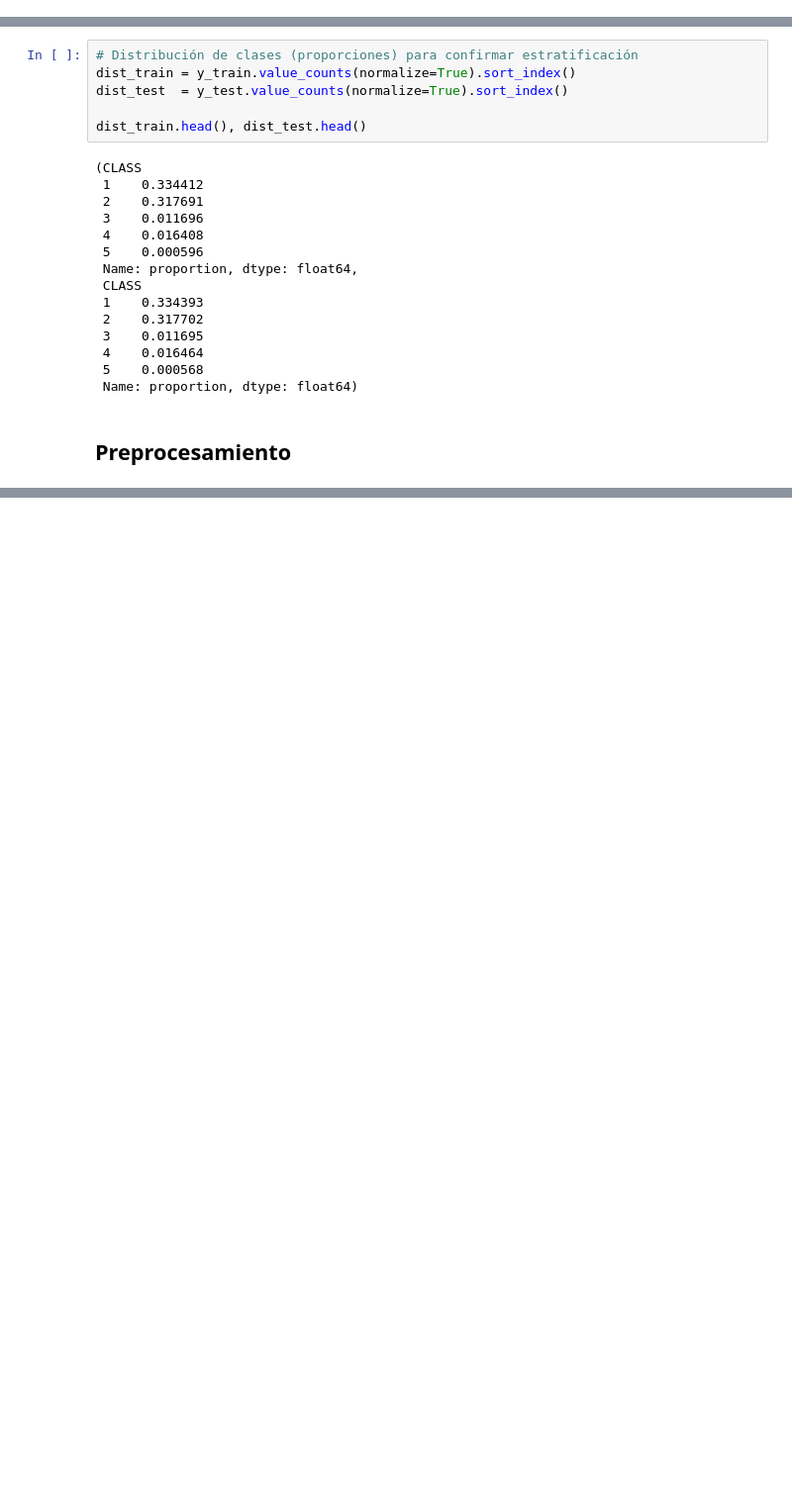
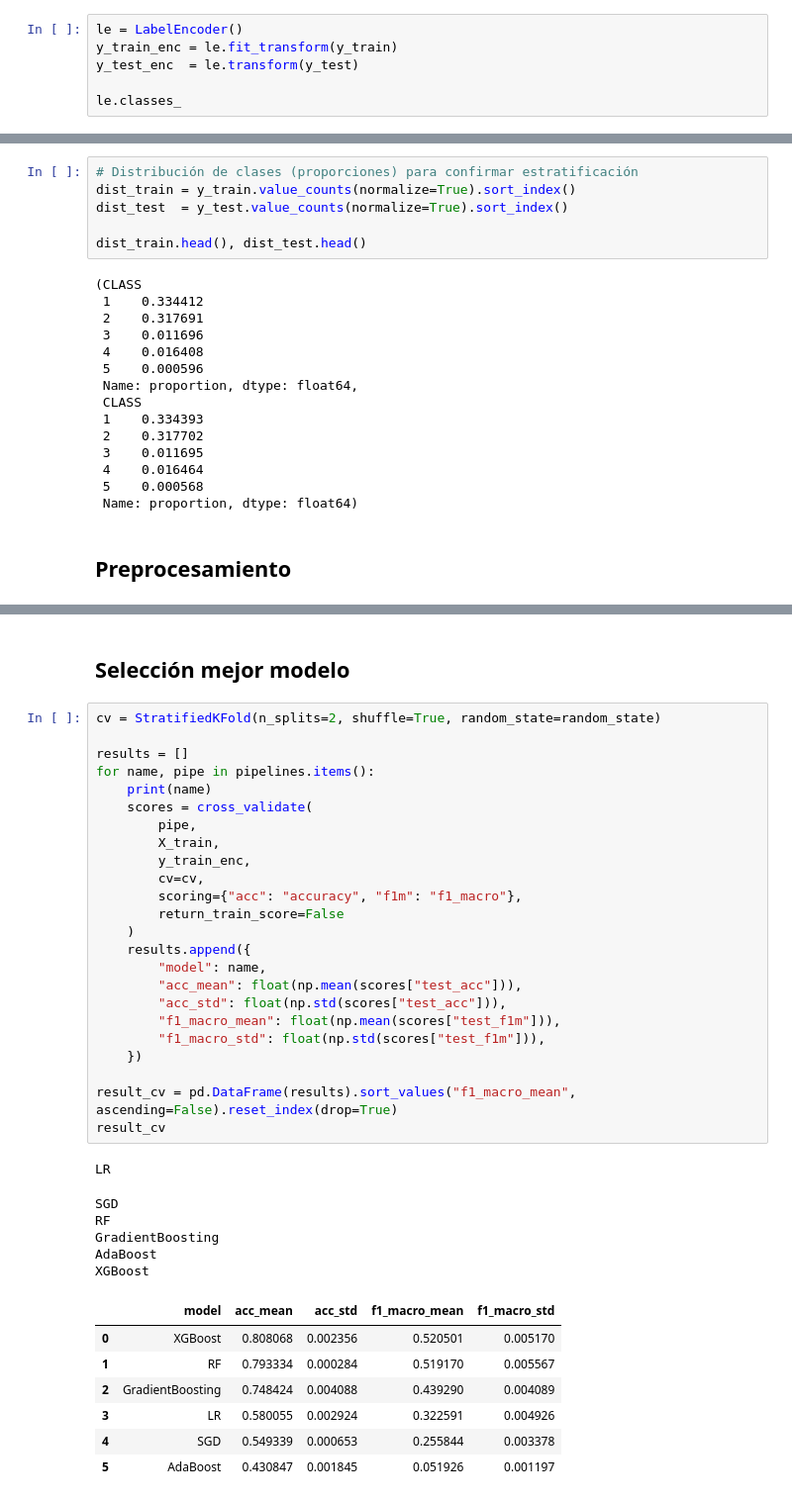
Before and after one commit to juanorion1/Prueba_Tributi, a Jupyter notebook: notebooks/data_prep_best_model.ipynb, the cells around one changed output, grey strips where cells are left out. Shown at 99% size. Cells and saved outputs as stored; diff of their text form; blank space fills up the shorter version.

```diff
--- a/notebooks/data_prep_best_model.ipynb
+++ b/notebooks/data_prep_best_model.ipynb
@@ -159,3 +167,9 @@ X_train, X_test, y_train, y_test = train_test_split(X, y_int, test_size=0.2, ran
 X_train.shape, X_test.shape, y_train.shape, y_test.shape
 # %% [output]
 ((35226, 8), (8807, 8), (35226,), (8807,))
+# %%
+le = LabelEncoder()
+y_train_enc = le.fit_transform(y_train)
+y_test_enc  = le.transform(y_test)
+
+le.classes_
@@ -207,0 +335,40 @@ Xtr.shape, Xte.shape
+# %% [markdown]
+## Selección mejor modelo
+# %%
+cv = StratifiedKFold(n_splits=2, shuffle=True, random_state=random_state)
+
+results = []
+for name, pipe in pipelines.items():
+    print(name)
+    scores = cross_validate(
+        pipe,
+        X_train,
+        y_train_enc,
+        cv=cv,
+        scoring={"acc": "accuracy", "f1m": "f1_macro"},
+        return_train_score=False
+    )
+    results.append({
+        "model": name,
+        "acc_mean": float(np.mean(scores["test_acc"])),
+        "acc_std": float(np.std(scores["test_acc"])),
+        "f1_macro_mean": float(np.mean(scores["test_f1m"])),
+        "f1_macro_std": float(np.std(scores["test_f1m"])),
+    })
+
+result_cv = pd.DataFrame(results).sort_values("f1_macro_mean", ascending=False).reset_index(drop=True)
+result_cv
+# %% [output]
+LR
+SGD
+RF
+GradientBoosting
+AdaBoost
+XGBoost
+|  | model | acc_mean | acc_std | f1_macro_mean | f1_macro_std |
+| 0 | XGBoost | 0.808068 | 0.002356 | 0.520501 | 0.005170 |
+| 1 | RF | 0.793334 | 0.000284 | 0.519170 | 0.005567 |
+| 2 | GradientBoosting | 0.748424 | 0.004088 | 0.439290 | 0.004089 |
+| 3 | LR | 0.580055 | 0.002924 | 0.322591 | 0.004926 |
+| 4 | SGD | 0.549339 | 0.000653 | 0.255844 | 0.003378 |
+| 5 | AdaBoost | 0.430847 | 0.001845 | 0.051926 | 0.001197 |
```
Also changed, not shown: parts of 22 cells of this notebook.
